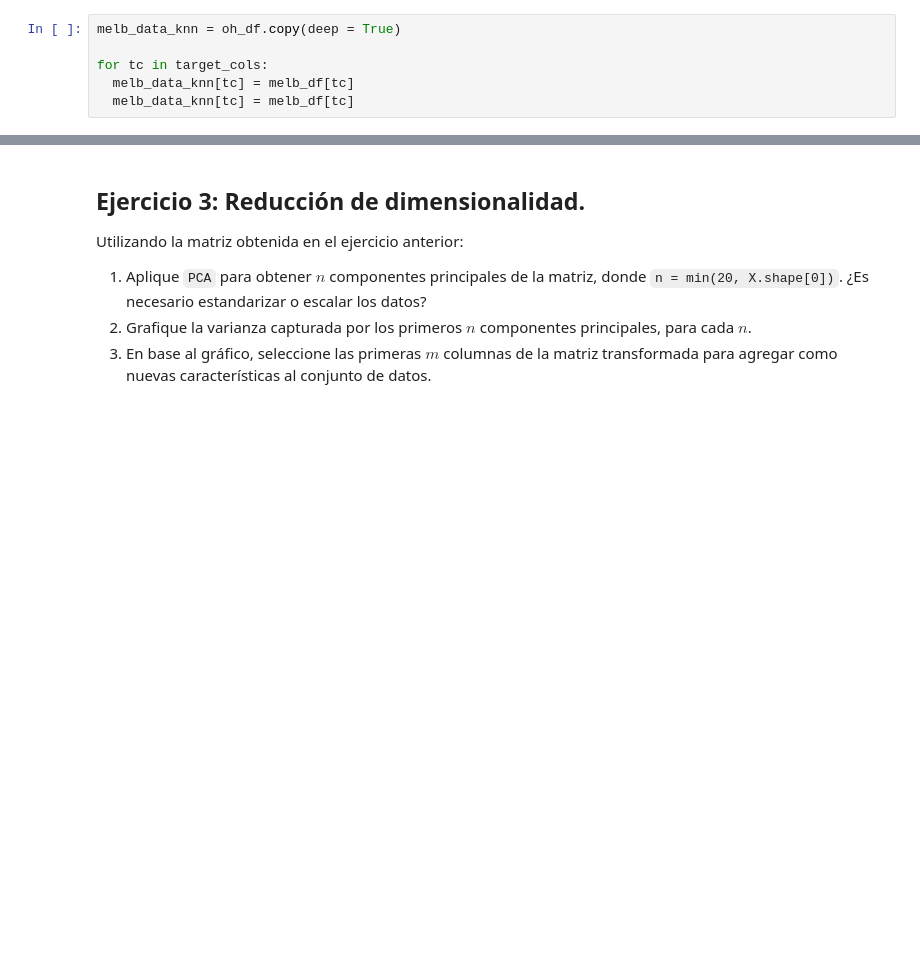
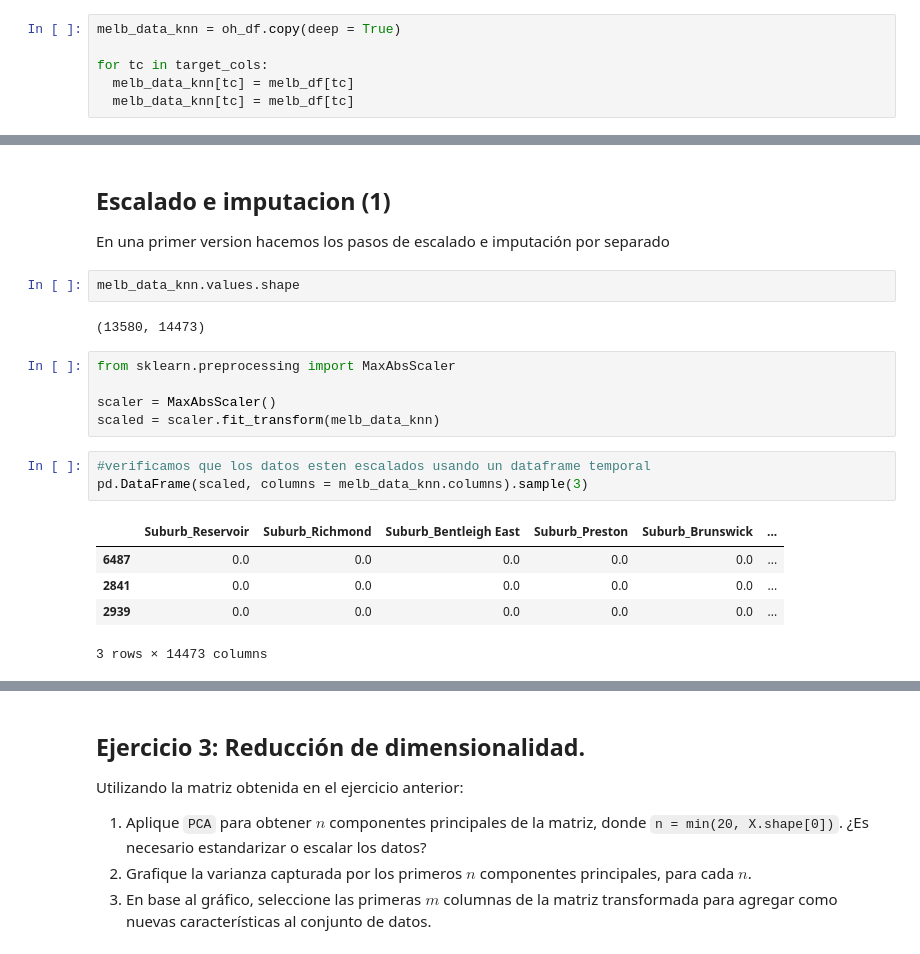
Before and after one commit to Tommmster/AnalisisYCuracion, a Jupyter notebook: EyCD_Entregable_Parte_2_Ejercicio_2_knn_g20.ipynb, the cells around one changed output, grey strips where cells are left out. Drawn from its saved outputs; the diff is of its cells as text; blank space fills up the shorter version.

```diff
--- a/EyCD_Entregable_Parte_2_Ejercicio_2_knn_g20.ipynb
+++ b/EyCD_Entregable_Parte_2_Ejercicio_2_knn_g20.ipynb
@@ -364,0 +364,21 @@ melb_data_knn.sample(2)
+# %% [markdown]
+## Escalado e imputacion (1)
+En una primer version hacemos los pasos de escalado e imputación por separado
+# %%
+melb_data_knn.values.shape
+# %% [output]
+(13580, 14473)
+# %%
+from sklearn.preprocessing import MaxAbsScaler
+
+scaler = MaxAbsScaler()
+scaled = scaler.fit_transform(melb_data_knn)
+# %%
+#verificamos que los datos esten escalados usando un dataframe temporal
+pd.DataFrame(scaled, columns = melb_data_knn.columns).sample(3)
+# %% [output]
+|  | Suburb_Reservoir | Suburb_Richmond | Suburb_Bentleigh East | Suburb_Preston | Suburb_Brunswick | ... |
+| 6487 | 0.0 | 0.0 | 0.0 | 0.0 | 0.0 | ... |
+| 2841 | 0.0 | 0.0 | 0.0 | 0.0 | 0.0 | ... |
+| 2939 | 0.0 | 0.0 | 0.0 | 0.0 | 0.0 | ... |
+3 rows × 14473 columns
```
Also changed, not shown: parts of 19 cells of this notebook.
